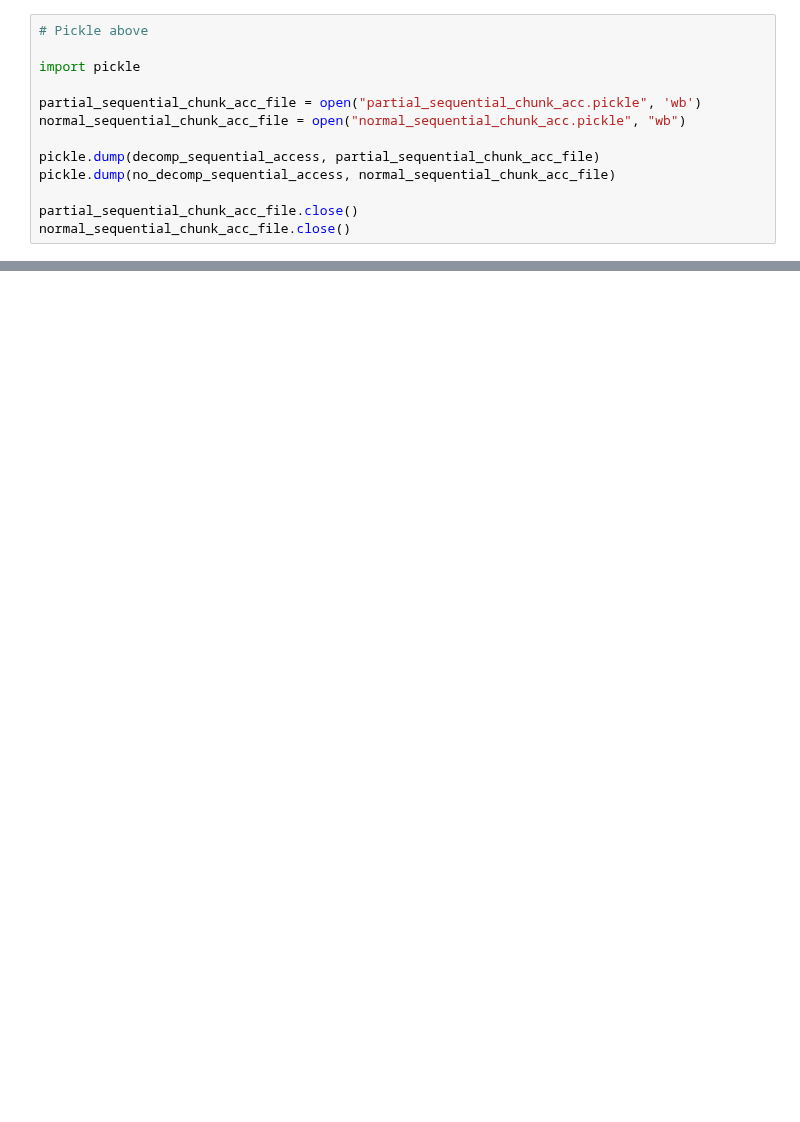
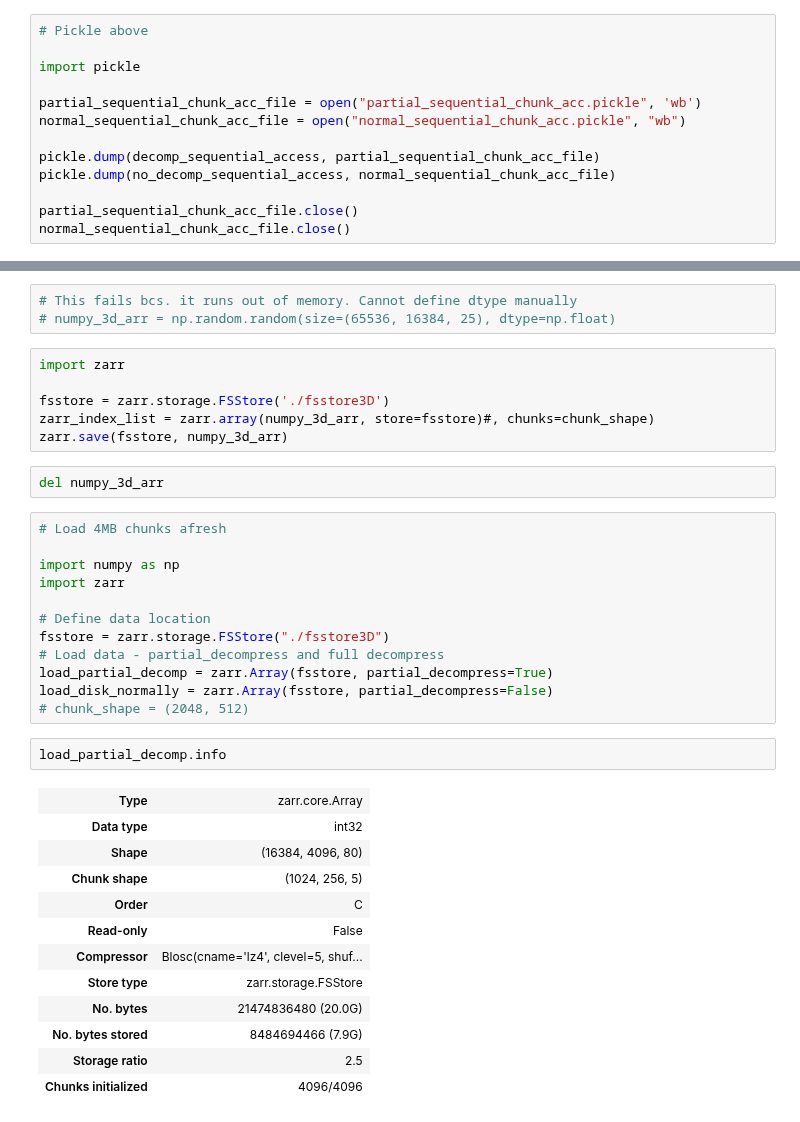
Before and after one commit to ariellubonja/ncar-zarr-code, a Jupyter notebook: chunk-partial-decompress-NOshard.ipynb, the cells around one changed output, grey strips where cells are left out. Saved outputs shown, nothing was run; the diff lists cells and outputs as text; blank space fills up the shorter version.

```diff
--- a/chunk-partial-decompress-NOshard.ipynb
+++ b/chunk-partial-decompress-NOshard.ipynb
@@ -893,0 +1240,38 @@ plt.show()
+# %%
+# This fails bcs. it runs out of memory. Cannot define dtype manually
+# numpy_3d_arr = np.random.random(size=(65536, 16384, 25), dtype=np.float)
+# %%
+import zarr
+
+fsstore = zarr.storage.FSStore('./fsstore3D')
+zarr_index_list = zarr.array(numpy_3d_arr, store=fsstore)#, chunks=chunk_shape)
+zarr.save(fsstore, numpy_3d_arr)
+# %%
+del numpy_3d_arr
+# %%
+# Load 4MB chunks afresh
+
+import numpy as np
+import zarr
+
+# Define data location
+fsstore = zarr.storage.FSStore("./fsstore3D")
+# Load data - partial_decompress and full decompress
+load_partial_decomp = zarr.Array(fsstore, partial_decompress=True)
+load_disk_normally = zarr.Array(fsstore, partial_decompress=False)
+# chunk_shape = (2048, 512)
+# %%
+load_partial_decomp.info
+# %% [output]
+| Type | zarr.core.Array |
+| Data type | int32 |
+| Shape | (16384, 4096, 80) |
+| Chunk shape | (1024, 256, 5) |
+| Order | C |
+| Read-only | False |
+| Compressor | Blosc(cname='lz4', clevel=5, shuf... |
+| Store type | zarr.storage.FSStore |
+| No. bytes | 21474836480 (20.0G) |
+| No. bytes stored | 8484694466 (7.9G) |
+| Storage ratio | 2.5 |
+| Chunks initialized | 4096/4096 |
```
Also changed, not shown: parts of 47 cells of this notebook, 10 other files.
